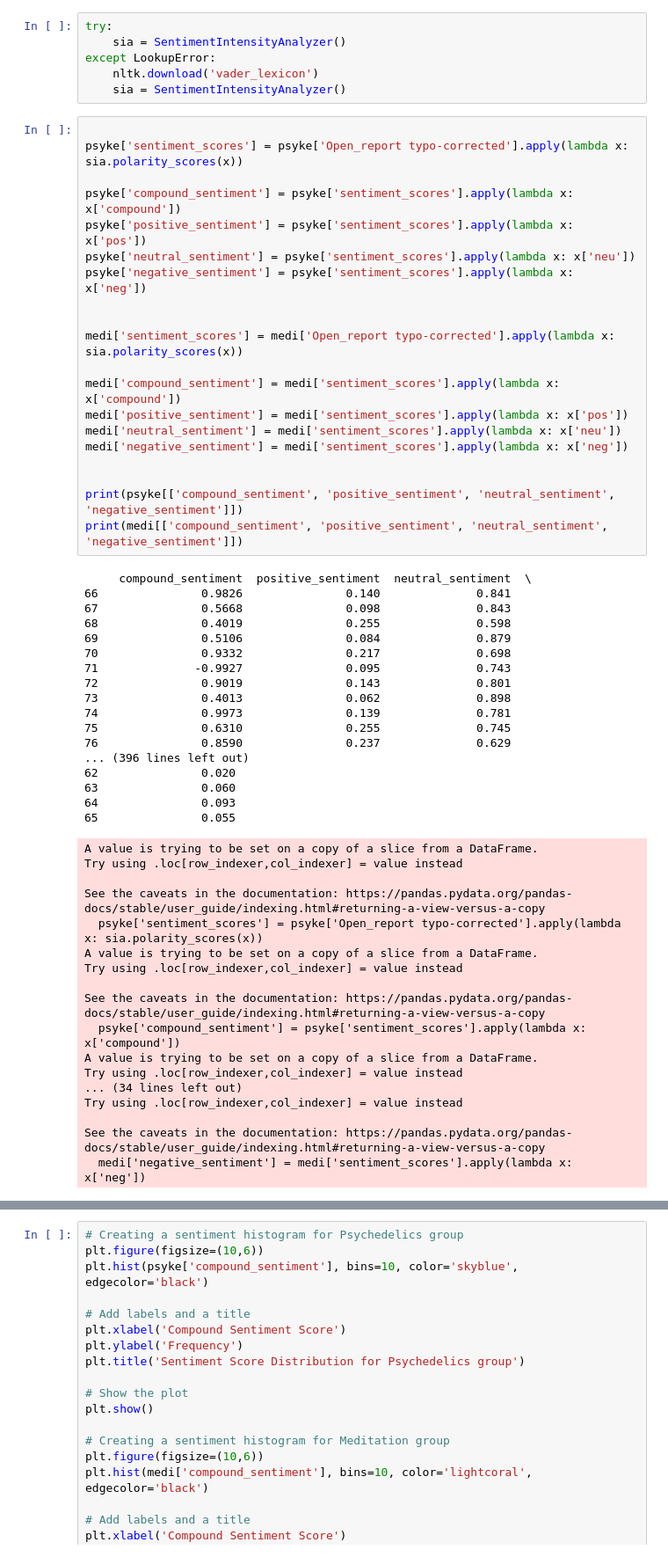
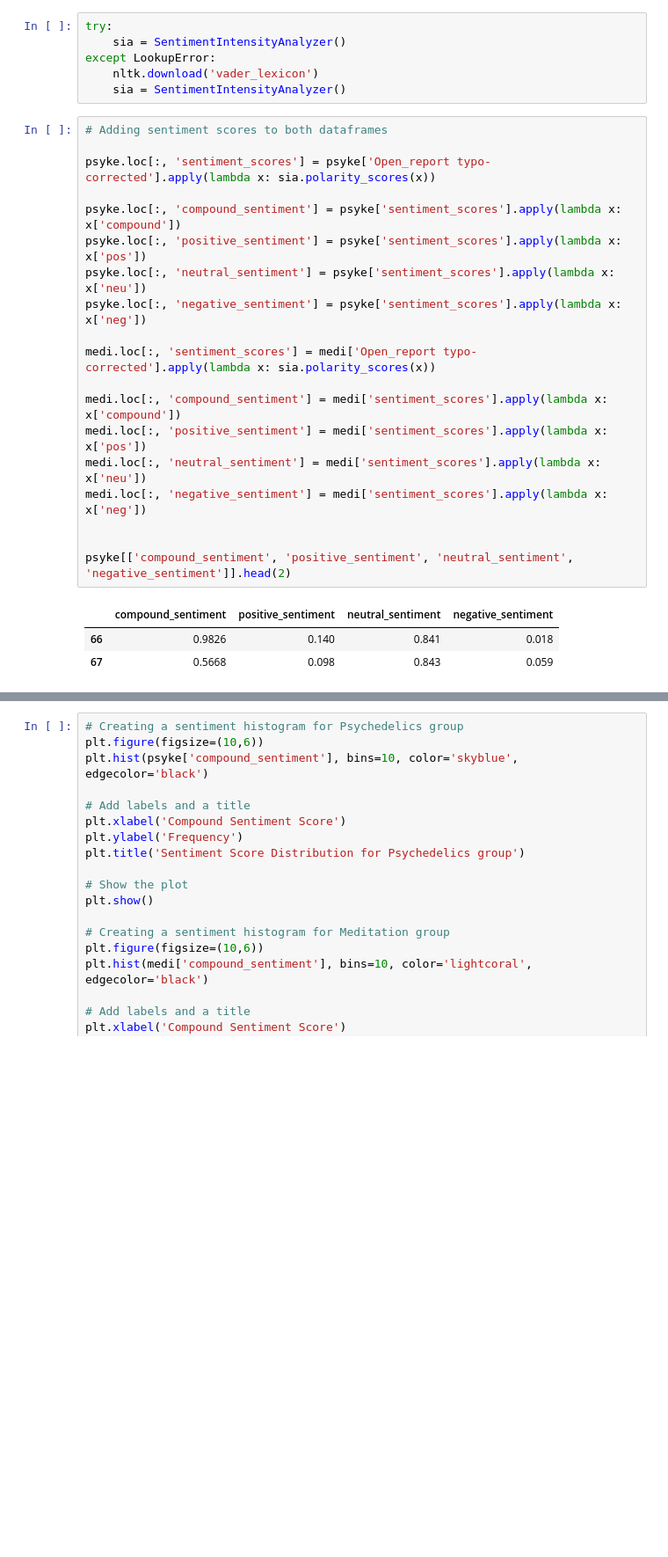
Before and after one commit to konstakm/psychedelics_vs_meditation_nlp, a Jupyter notebook: thesis analysis final.ipynb, the cells around one changed output, grey strips where cells are left out. Shown at 88% size. Saved outputs shown, nothing was run; the diff lists cells and outputs as text; blank space fills up the shorter version.

```diff
--- a/thesis analysis final.ipynb
+++ b/thesis analysis final.ipynb
@@ -988,57 +1033,25 @@ except LookupError:
     nltk.download('vader_lexicon')
     sia = SentimentIntensityAnalyzer()
 # %%
+# Adding sentiment scores to both dataframes
 
-psyke['sentiment_scores'] = psyke['Open_report typo-corrected'].apply(lambda x: sia.polarity_scores(x))
+psyke.loc[:, 'sentiment_scores'] = psyke['Open_report typo-corrected'].apply(lambda x: sia.polarity_scores(x))
 
-psyke['compound_sentiment'] = psyke['sentiment_scores'].apply(lambda x: x['compound'])
-psyke['positive_sentiment'] = psyke['sentiment_scores'].apply(lambda x: x['pos'])
-psyke['neutral_sentiment'] = psyke['sentiment_scores'].apply(lambda x: x['neu'])
-psyke['negative_sentiment'] = psyke['sentiment_scores'].apply(lambda x: x['neg'])
+psyke.loc[:, 'compound_sentiment'] = psyke['sentiment_scores'].apply(lambda x: x['compound'])
+psyke.loc[:, 'positive_sentiment'] = psyke['sentiment_scores'].apply(lambda x: x['pos'])
+psyke.loc[:, 'neutral_sentiment'] = psyke['sentiment_scores'].apply(lambda x: x['neu'])
+psyke.loc[:, 'negative_sentiment'] = psyke['sentiment_scores'].apply(lambda x: x['neg'])
+
+medi.loc[:, 'sentiment_scores'] = medi['Open_report typo-corrected'].apply(lambda x: sia.polarity_scores(x))
+
+medi.loc[:, 'compound_sentiment'] = medi['sentiment_scores'].apply(lambda x: x['compound'])
+medi.loc[:, 'positive_sentiment'] = medi['sentiment_scores'].apply(lambda x: x['pos'])
+medi.loc[:, 'neutral_sentiment'] = medi['sentiment_scores'].apply(lambda x: x['neu'])
+medi.loc[:, 'negative_sentiment'] = medi['sentiment_scores'].apply(lambda x: x['neg'])
 
 
-medi['sentiment_scores'] = medi['Open_report typo-corrected'].apply(lambda x: sia.polarity_scores(x))
-
-medi['compound_sentiment'] = medi['sentiment_scores'].apply(lambda x: x['compound'])
-medi['positive_sentiment'] = medi['sentiment_scores'].apply(lambda x: x['pos'])
-medi['neutral_sentiment'] = medi['sentiment_scores'].apply(lambda x: x['neu'])
-medi['negative_sentiment'] = medi['sentiment_scores'].apply(lambda x: x['neg'])
-
-
-print(psyke[['compound_sentiment', 'positive_sentiment', 'neutral_sentiment', 'negative_sentiment']])
-print(medi[['compound_sentiment', 'positive_sentiment', 'neutral_sentiment', 'negative_sentiment']])
+psyke[['compound_sentiment', 'positive_sentiment', 'neutral_sentiment', 'negative_sentiment']].head(2)
 # %% [output]
-     compound_sentiment  positive_sentiment  neutral_sentiment  \
-66               0.9826               0.140              0.841
-67               0.5668               0.098              0.843
-68               0.4019               0.255              0.598
-69               0.5106               0.084              0.879
-70               0.9332               0.217              0.698
-71              -0.9927               0.095              0.743
-72               0.9019               0.143              0.801
-73               0.4013               0.062              0.898
-74               0.9973               0.139              0.781
-75               0.6310               0.255              0.745
-76               0.8590               0.237              0.629
-... (396 lines left out)
-62               0.020
-63               0.060
-64               0.093
-65               0.055
-A value is trying to be set on a copy of a slice from a DataFrame.
-Try using .loc[row_indexer,col_indexer] = value instead
-
-See the caveats in the documentation: https://pandas.pydata.org/pandas-docs/stable/user_guide/indexing.html#returning-a-view-versus-a-copy
-  psyke['sentiment_scores'] = psyke['Open_report typo-corrected'].apply(lambda x: sia.polarity_scores(x))
-A value is trying to be set on a copy of a slice from a DataFrame.
-Try using .loc[row_indexer,col_indexer] = value instead
-
-See the caveats in the documentation: https://pandas.pydata.org/pandas-docs/stable/user_guide/indexing.html#returning-a-view-versus-a-copy
-  psyke['compound_sentiment'] = psyke['sentiment_scores'].apply(lambda x: x['compound'])
-A value is trying to be set on a copy of a slice from a DataFrame.
-Try using .loc[row_indexer,col_indexer] = value instead
-... (34 lines left out)
-Try using .loc[row_indexer,col_indexer] = value instead
-
-See the caveats in the documentation: https://pandas.pydata.org/pandas-docs/stable/user_guide/indexing.html#returning-a-view-versus-a-copy
-  medi['negative_sentiment'] = medi['sentiment_scores'].apply(lambda x: x['neg'])
+|  | compound_sentiment | positive_sentiment | neutral_sentiment | negative_sentiment |
+| 66 | 0.9826 | 0.140 | 0.841 | 0.018 |
+| 67 | 0.5668 | 0.098 | 0.843 | 0.059 |
```
Also changed, not shown: parts of 43 cells of this notebook.
